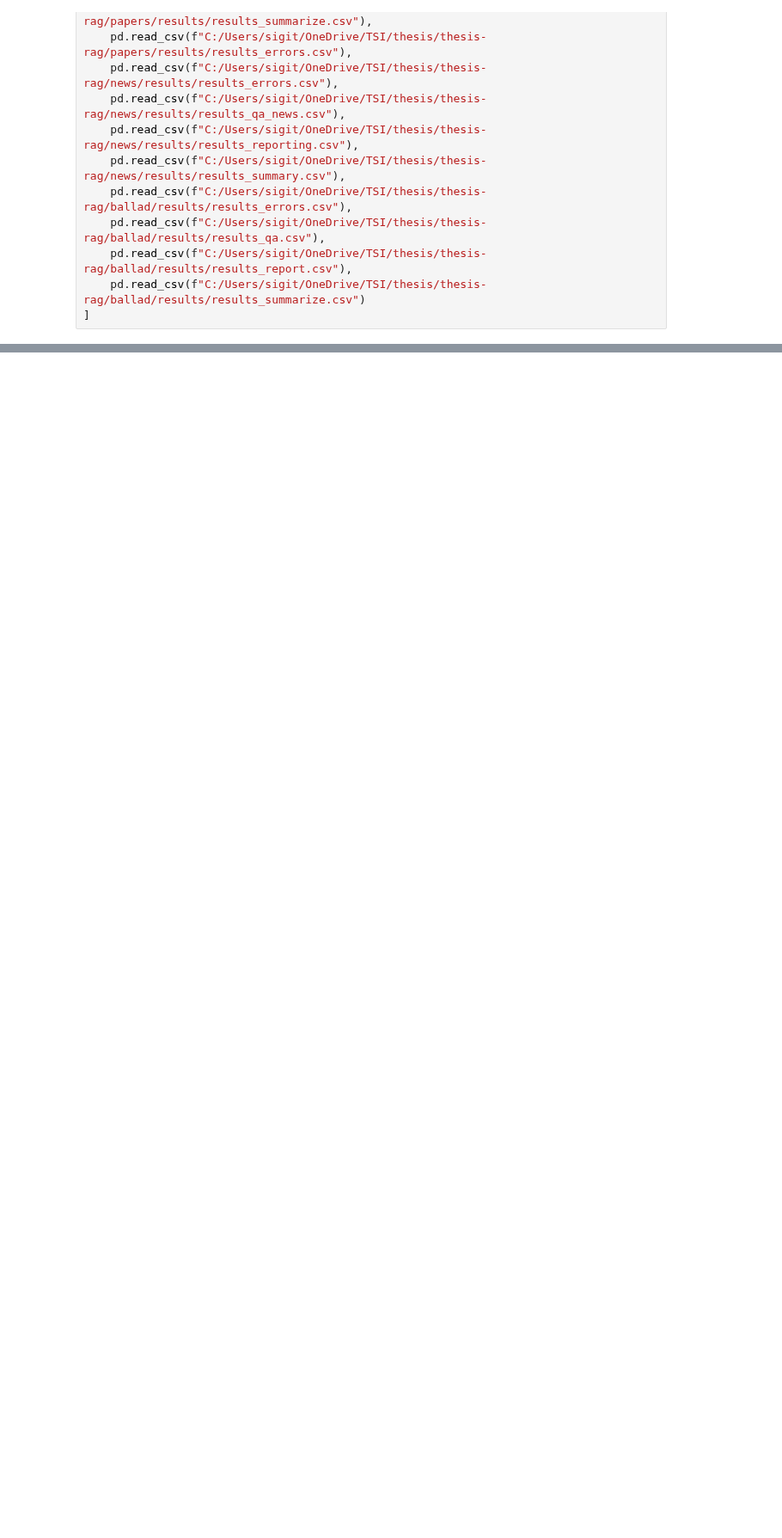
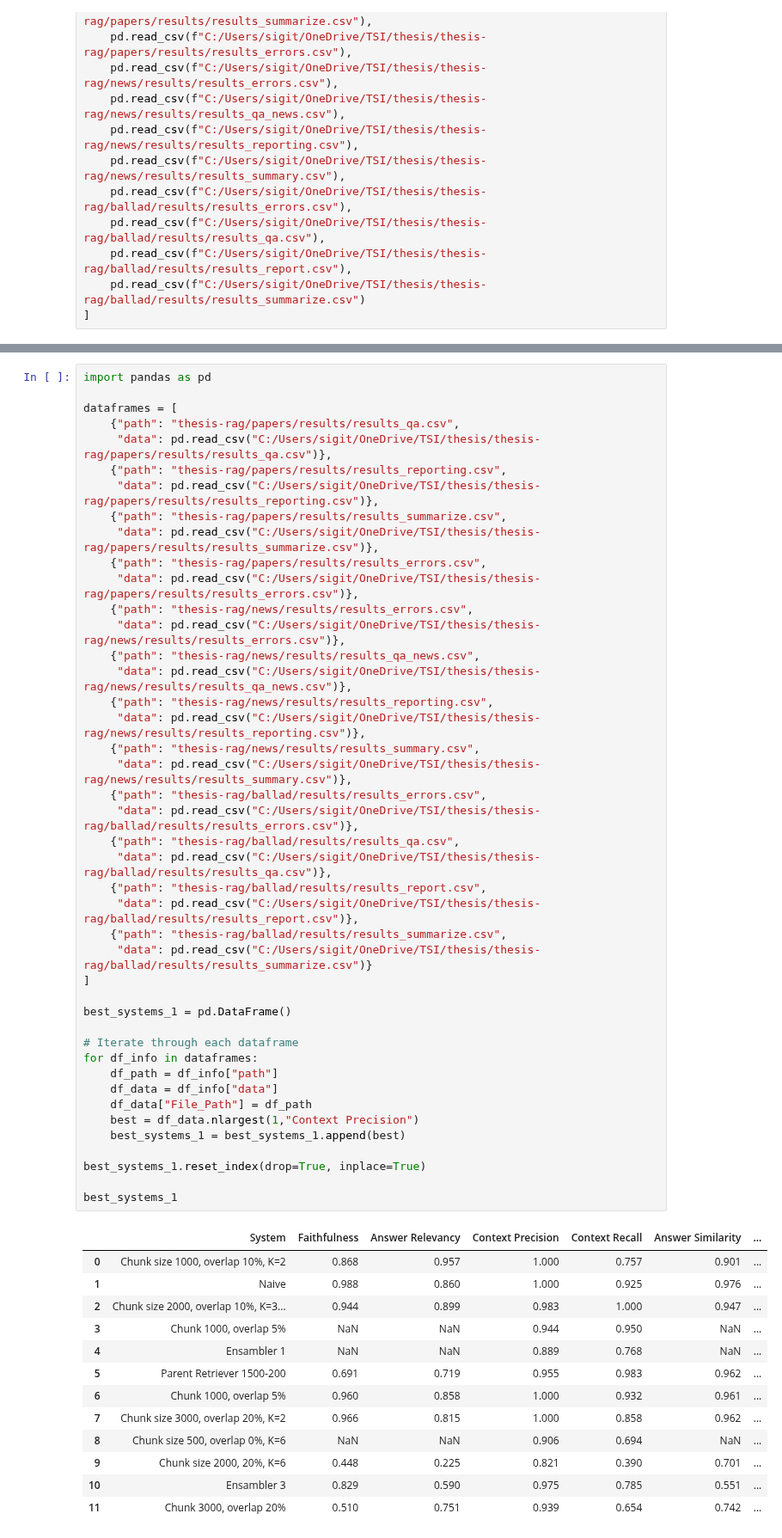
Before and after one commit to misslapina123/thesis-rag, a Jupyter notebook: all_methods_top_3.ipynb, the cells around one changed output, grey strips where cells are left out. Shown at 86% size. Saved outputs shown, nothing was run; the diff lists cells and outputs as text; blank space fills up the shorter version.

```diff
--- a/all_methods_top_3.ipynb
+++ b/all_methods_top_3.ipynb
@@ -88 +89,58 @@ Parent Retriever 500-100 -GPT4             1
 Name: System, dtype: int64
+# %%
+import pandas as pd
+
+dataframes = [
+    {"path": "thesis-rag/papers/results/results_qa.csv",
+     "data": pd.read_csv("C:/Users/sigit/OneDrive/TSI/thesis/thesis-rag/papers/results/results_qa.csv")},
+    {"path": "thesis-rag/papers/results/results_reporting.csv",
+     "data": pd.read_csv("C:/Users/sigit/OneDrive/TSI/thesis/thesis-rag/papers/results/results_reporting.csv")},
+    {"path": "thesis-rag/papers/results/results_summarize.csv",
+     "data": pd.read_csv("C:/Users/sigit/OneDrive/TSI/thesis/thesis-rag/papers/results/results_summarize.csv")},
+    {"path": "thesis-rag/papers/results/results_errors.csv",
+     "data": pd.read_csv("C:/Users/sigit/OneDrive/TSI/thesis/thesis-rag/papers/results/results_errors.csv")},
+    {"path": "thesis-rag/news/results/results_errors.csv",
+     "data": pd.read_csv("C:/Users/sigit/OneDrive/TSI/thesis/thesis-rag/news/results/results_errors.csv")},
+    {"path": "thesis-rag/news/results/results_qa_news.csv",
+     "data": pd.read_csv("C:/Users/sigit/OneDrive/TSI/thesis/thesis-rag/news/results/results_qa_news.csv")},
+    {"path": "thesis-rag/news/results/results_reporting.csv",
+     "data": pd.read_csv("C:/Users/sigit/OneDrive/TSI/thesis/thesis-rag/news/results/results_reporting.csv")},
+    {"path": "thesis-rag/news/results/results_summary.csv",
+     "data": pd.read_csv("C:/Users/sigit/OneDrive/TSI/thesis/thesis-rag/news/results/results_summary.csv")},
+    {"path": "thesis-rag/ballad/results/results_errors.csv",
+     "data": pd.read_csv("C:/Users/sigit/OneDrive/TSI/thesis/thesis-rag/ballad/results/results_errors.csv")},
+    {"path": "thesis-rag/ballad/results/results_qa.csv",
+     "data": pd.read_csv("C:/Users/sigit/OneDrive/TSI/thesis/thesis-rag/ballad/results/results_qa.csv")},
+    {"path": "thesis-rag/ballad/results/results_report.csv",
+     "data": pd.read_csv("C:/Users/sigit/OneDrive/TSI/thesis/thesis-rag/ballad/results/results_report.csv")},
+    {"path": "thesis-rag/ballad/results/results_summarize.csv",
+     "data": pd.read_csv("C:/Users/sigit/OneDrive/TSI/thesis/thesis-rag/ballad/results/results_summarize.csv")}
+]
+
+best_systems_1 = pd.DataFrame()
+
+# Iterate through each dataframe
+for df_info in dataframes:
+    df_path = df_info["path"]
+    df_data = df_info["data"]
+    df_data["File_Path"] = df_path
+    best = df_data.nlargest(1,"Context Precision")
+    best_systems_1 = best_systems_1.append(best)
+
+best_systems_1.reset_index(drop=True, inplace=True)
+
+best_systems_1
+# %% [output]
+|  | System | Faithfulness | Answer Relevancy | Context Precision | Context Recall | Answer Similarity | ... |
+| 0 | Chunk size 1000, overlap 10%, K=2 | 0.868 | 0.957 | 1.000 | 0.757 | 0.901 | ... |
+| 1 | Naive | 0.988 | 0.860 | 1.000 | 0.925 | 0.976 | ... |
+| 2 | Chunk size 2000, overlap 10%, K=3... | 0.944 | 0.899 | 0.983 | 1.000 | 0.947 | ... |
+| 3 | Chunk 1000, overlap 5% | NaN | NaN | 0.944 | 0.950 | NaN | ... |
+| 4 | Ensambler 1 | NaN | NaN | 0.889 | 0.768 | NaN | ... |
+| 5 | Parent Retriever 1500-200 | 0.691 | 0.719 | 0.955 | 0.983 | 0.962 | ... |
+| 6 | Chunk 1000, overlap 5% | 0.960 | 0.858 | 1.000 | 0.932 | 0.961 | ... |
+| 7 | Chunk size 3000, overlap 20%, K=2 | 0.966 | 0.815 | 1.000 | 0.858 | 0.962 | ... |
+| 8 | Chunk size 500, overlap 0%, K=6 | NaN | NaN | 0.906 | 0.694 | NaN | ... |
+| 9 | Chunk size 2000, 20%, K=6 | 0.448 | 0.225 | 0.821 | 0.390 | 0.701 | ... |
+| 10 | Ensambler 3 | 0.829 | 0.590 | 0.975 | 0.785 | 0.551 | ... |
+| 11 | Chunk 3000, overlap 20% | 0.510 | 0.751 | 0.939 | 0.654 | 0.742 | ... |
```
Also changed, not shown: parts of 6 cells of this notebook, 1 other file.
